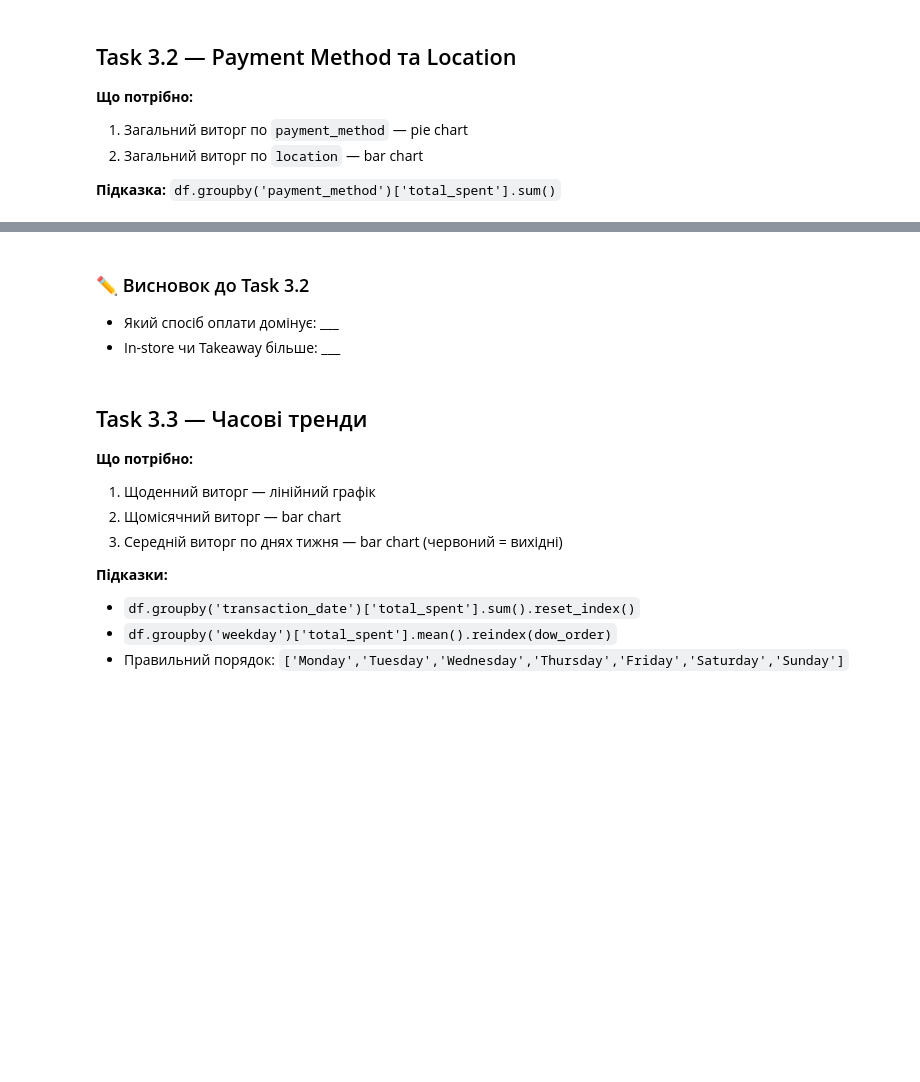
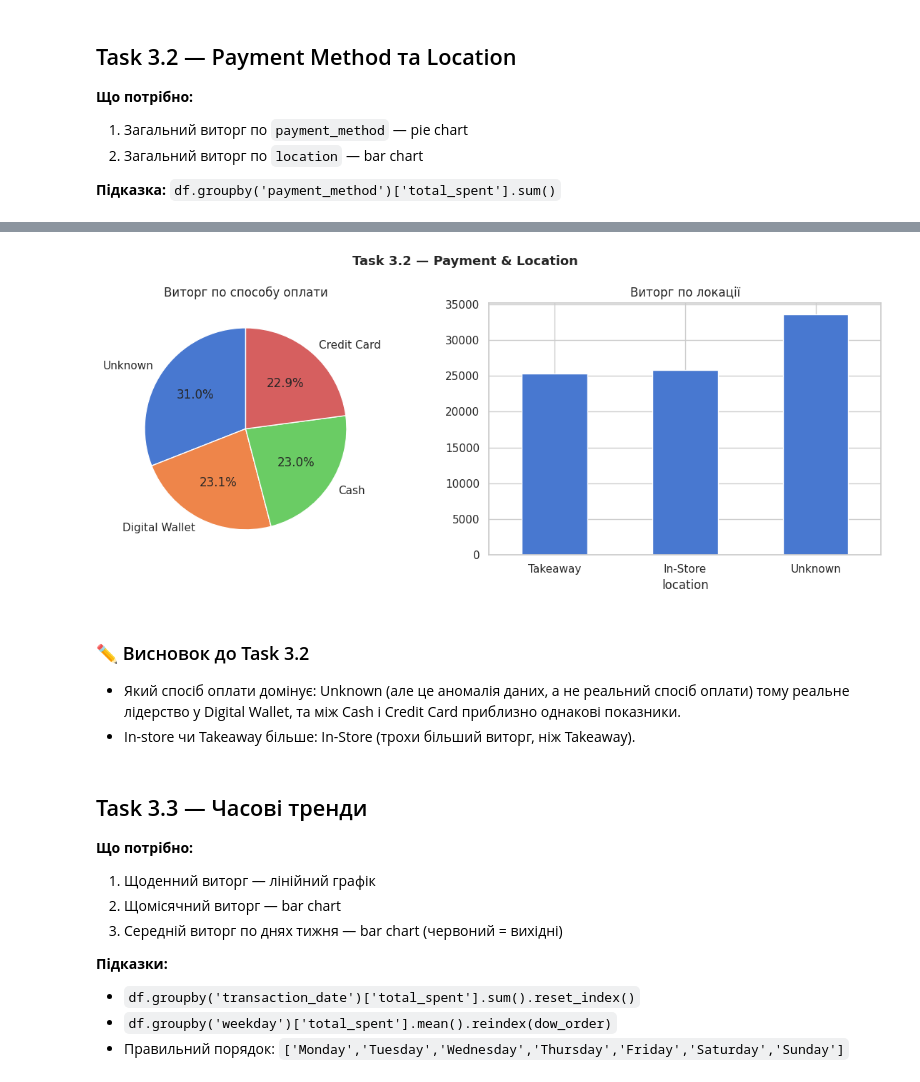
Before and after one commit to VikiTarasova/Analysis_Cafe_Sales, a Jupyter notebook: 11_06_26_cafe_eda_workbook_version2.ipynb, the cells around one changed output, grey strips where cells are left out. Saved outputs shown, nothing was run; the diff lists cells and outputs as text; code cells hidden in the pictures; blank space fills up the shorter version.

```diff
--- a/11_06_26_cafe_eda_workbook_version2.ipynb
+++ b/11_06_26_cafe_eda_workbook_version2.ipynb
@@ -553,8 +781,16 @@ plt.show()
 
 **Підказка:** `df.groupby('payment_method')['total_spent'].sum()`
 # %%
-rev_pay = # ВАШ КОД ТУТ
-rev_loc = # ВАШ КОД ТУТ
+rev_pay = (
+    df.groupby('payment_method')['total_spent']
+    .sum()
+    .sort_values(ascending=False)
+)
+rev_loc = (
+    df.groupby('location')['total_spent']
+    .sum()
+    .sort_values(ascending=False)
+)
 
 print('Виторг по оплаті:')
 print(rev_pay.round(2).to_string())
@@ -563,25 +812,39 @@ print(rev_loc.round(2).to_string())
 # %%
 fig, axes = plt.subplots(1, 2, figsize=(12, 5))
 fig.suptitle('Task 3.2 — Payment & Location', fontsize=13, fontweight='bold')
 
+
 # Pie chart — payment_method
-# Підказка: axes[0].pie(rev_pay, labels=rev_pay.index, autopct='%1.1f%%', startangle=90, ...)
-# ВАШ КОД ТУТ
+axes[0].pie(
+    rev_pay,
+    labels=rev_pay.index,
+    autopct='%1.1f%%',
+    startangle=90
+)
+
 axes[0].set_title('Виторг по способу оплати')
 
+
 # Bar chart — location
-# ВАШ КОД ТУТ
+rev_loc.sort_values().plot(
+    kind='bar',
+    ax=axes[1]
+)
+
 axes[1].set_title('Виторг по локації')
 axes[1].tick_params(axis='x', rotation=0)
+
 
 plt.tight_layout()
 plt.savefig('part3_task32.png', dpi=130, bbox_inches='tight')
 plt.show()
+# %% [output]
+[figure, added]
 # %% [markdown]
 ### ✏️ Висновок до Task 3.2
 
-- Який спосіб оплати домінує: ___
-- In-store чи Takeaway більше: ___
+- Який спосіб оплати домінує: Unknown (але це аномалія даних, а не реальний спосіб оплати) тому реальне лідерство у Digital Wallet, та між Cash і Credit Card приблизно однакові показники.
+- In-store чи Takeaway більше: In-Store (трохи більший виторг, ніж Takeaway).
 # %% [markdown]
 ## Task 3.3 — Часові тренди
 
```
Also changed, not shown: parts of 34 cells of this notebook.
